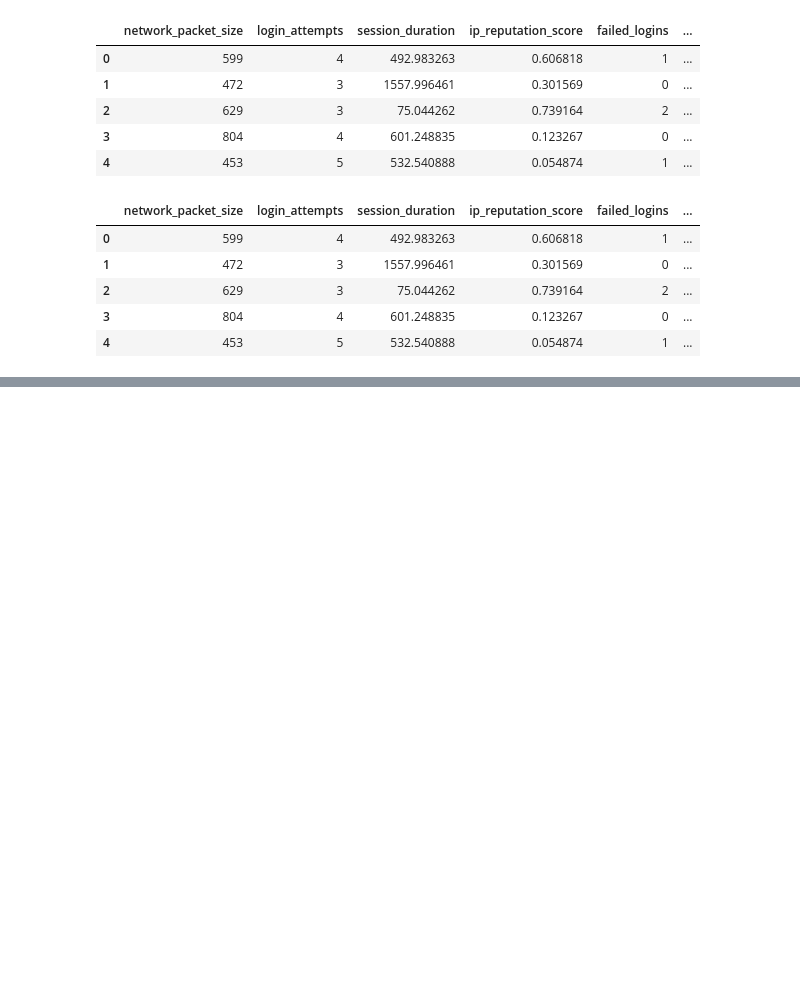
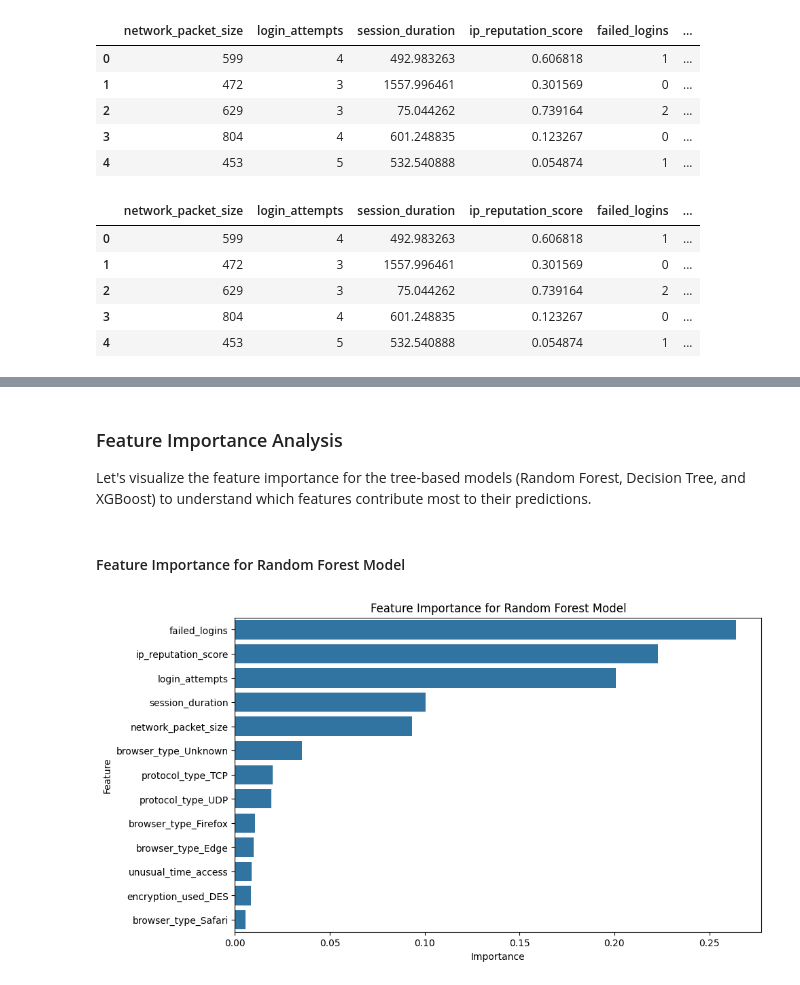
Before and after one commit to aminayusif/Intrudex, a Jupyter notebook: Intrudex_Cybersecurity_Intrusion_Detection_Analysis.ipynb, the cells around one changed output, grey strips where cells are left out. Saved outputs shown, nothing was run; the diff lists cells and outputs as text; code cells hidden in the pictures; blank space fills up the shorter version.

```diff
--- a/Intrudex_Cybersecurity_Intrusion_Detection_Analysis.ipynb
+++ b/Intrudex_Cybersecurity_Intrusion_Detection_Analysis.ipynb
@@ -312,0 +322,18 @@ display(X_processed.head())
+# %%
+from sklearn.preprocessing import StandardScaler
+
+# Identify numerical and categorical columns in X_resampled
+numerical_cols = X_resampled.select_dtypes(include=np.number).columns
+categorical_cols = X_resampled.select_dtypes(include='bool').columns
+
+
+# Initialize and apply StandardScaler to numerical features
+scaler = StandardScaler()
+X_resampled[numerical_cols] = scaler.fit_transform(X_resampled[numerical_cols])
+
+# The categorical columns are already one-hot encoded (boolean). We can convert them to int if needed for some models, but many tree-based models handle booleans directly. Let's keep them as is for now and concatenate.
+
+# Concatenate scaled numerical features with one-hot encoded categorical features
+X_preprocessed = pd.concat([X_resampled[numerical_cols], X_resampled[categorical_cols]], axis=1)
+
+display(X_preprocessed.head())
@@ -312,0 +750,25 @@ display(X_processed.head())
+# %% [markdown]
+### Feature Importance Analysis
+
+Let's visualize the feature importance for the tree-based models (Random Forest, Decision Tree, and XGBoost) to understand which features contribute most to their predictions.
+# %% [markdown]
+#### Feature Importance for Random Forest Model
+# %%
+# Get feature importance from the best Random Forest model
+rf_feature_importances = rf_best_estimator.feature_importances_
+
+# Create a DataFrame for better visualization
+feature_importance_df_rf = pd.DataFrame({
+    'Feature': X_train.columns,
+    'Importance': rf_feature_importances
+}).sort_values(by='Importance', ascending=False)
+
+# Plot the feature importance
+plt.figure(figsize=(10, 6))
+sns.barplot(x='Importance', y='Feature', data=feature_importance_df_rf)
+plt.title('Feature Importance for Random Forest Model')
+plt.xlabel('Importance')
+plt.ylabel('Feature')
+plt.show()
+# %% [output]
+[figure, added]
```
Also changed, not shown: parts of 31 cells of this notebook.
